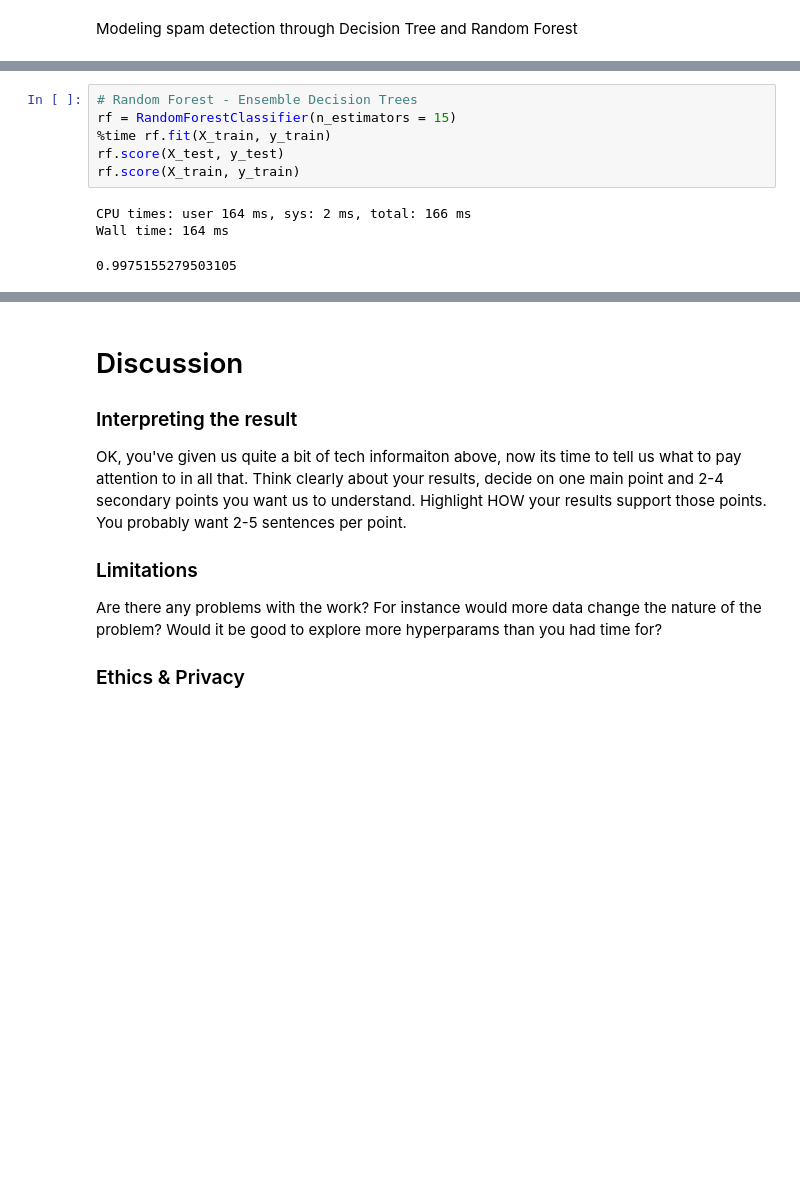
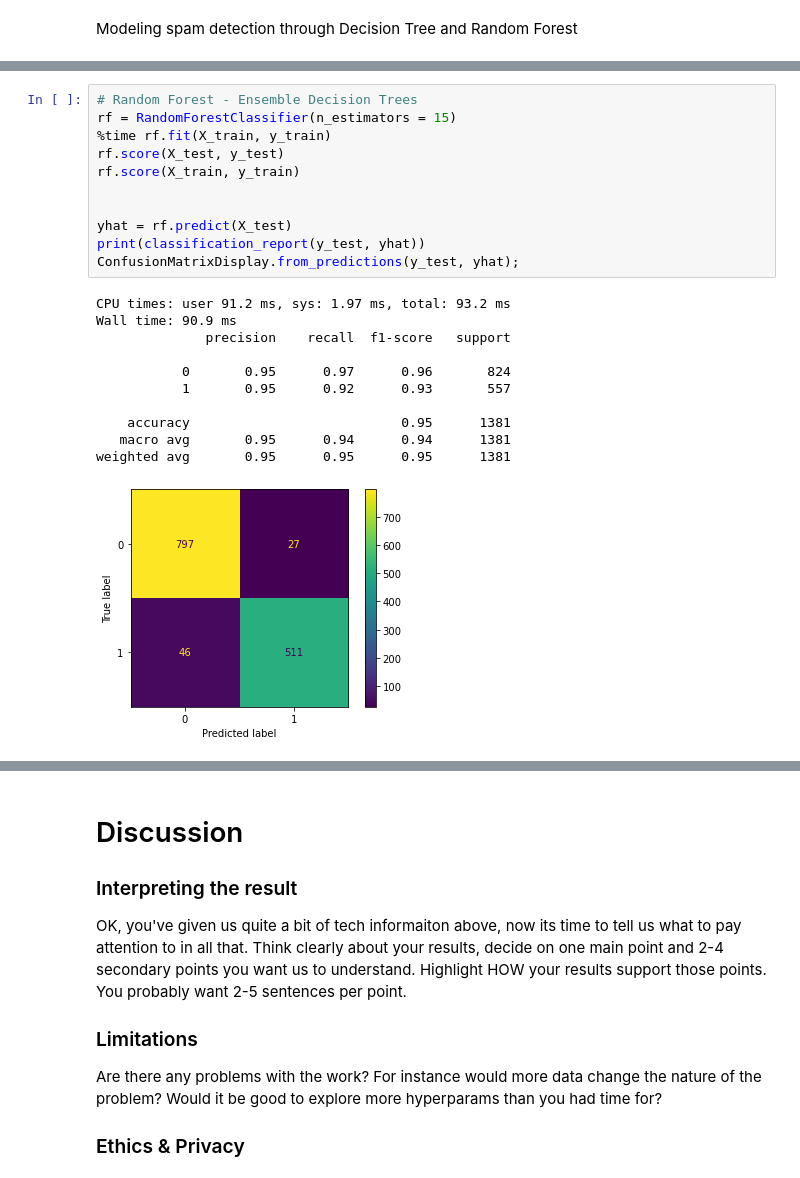
Before and after one commit to COGS118A/Group035-SP23, a Jupyter notebook: FinalProject_Group035-SP23.ipynb, the cells around one changed output, grey strips where cells are left out. Saved outputs shown, nothing was run; the diff lists cells and outputs as text; blank space fills up the shorter version.

```diff
--- a/FinalProject_Group035-SP23.ipynb
+++ b/FinalProject_Group035-SP23.ipynb
@@ -158,13 +171,26 @@ Wall time: 155 ms
 # %%
 # Random Forest - Ensemble Decision Trees
 rf = RandomForestClassifier(n_estimators = 15)
 %time rf.fit(X_train, y_train)
 rf.score(X_test, y_test)
 rf.score(X_train, y_train)
+
+
+yhat = rf.predict(X_test)
+print(classification_report(y_test, yhat))
+ConfusionMatrixDisplay.from_predictions(y_test, yhat);
 # %% [output]
-CPU times: user 164 ms, sys: 2 ms, total: 166 ms
-Wall time: 164 ms
+CPU times: user 91.2 ms, sys: 1.97 ms, total: 93.2 ms
+Wall time: 90.9 ms
+              precision    recall  f1-score   support
+
+           0       0.95      0.97      0.96       824
+           1       0.95      0.92      0.93       557
+
+    accuracy                           0.95      1381
+   macro avg       0.95      0.94      0.94      1381
+weighted avg       0.95      0.95      0.95      1381
-0.9975155279503105
+[figure, added]
 # %%
 # Bagging
 bg = BaggingClassifier(DecisionTreeClassifier(), max_samples = 0.5, max_features = 1.0, n_estimators = 20)
```
Also changed, not shown: parts of 6 cells of this notebook.
